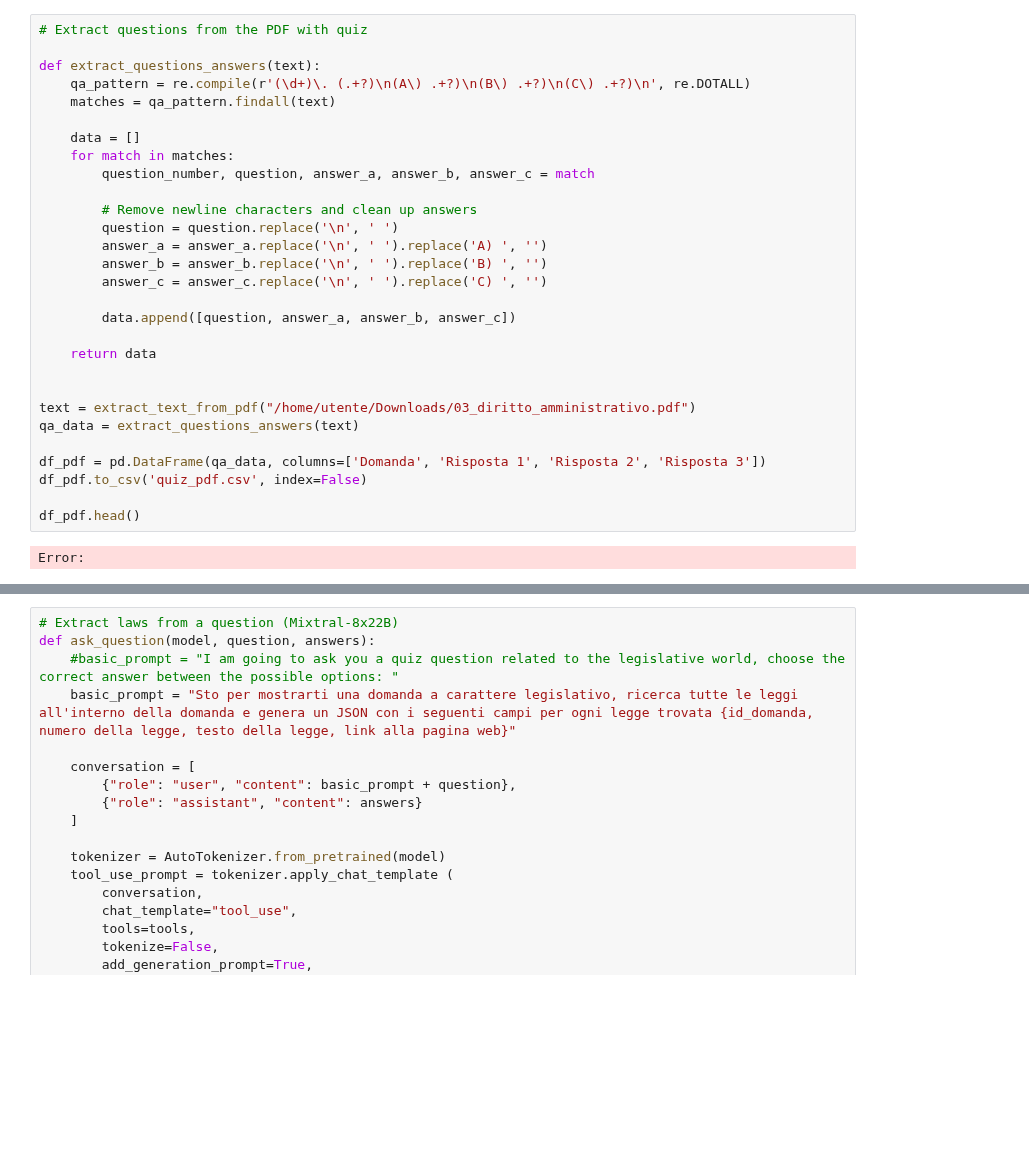
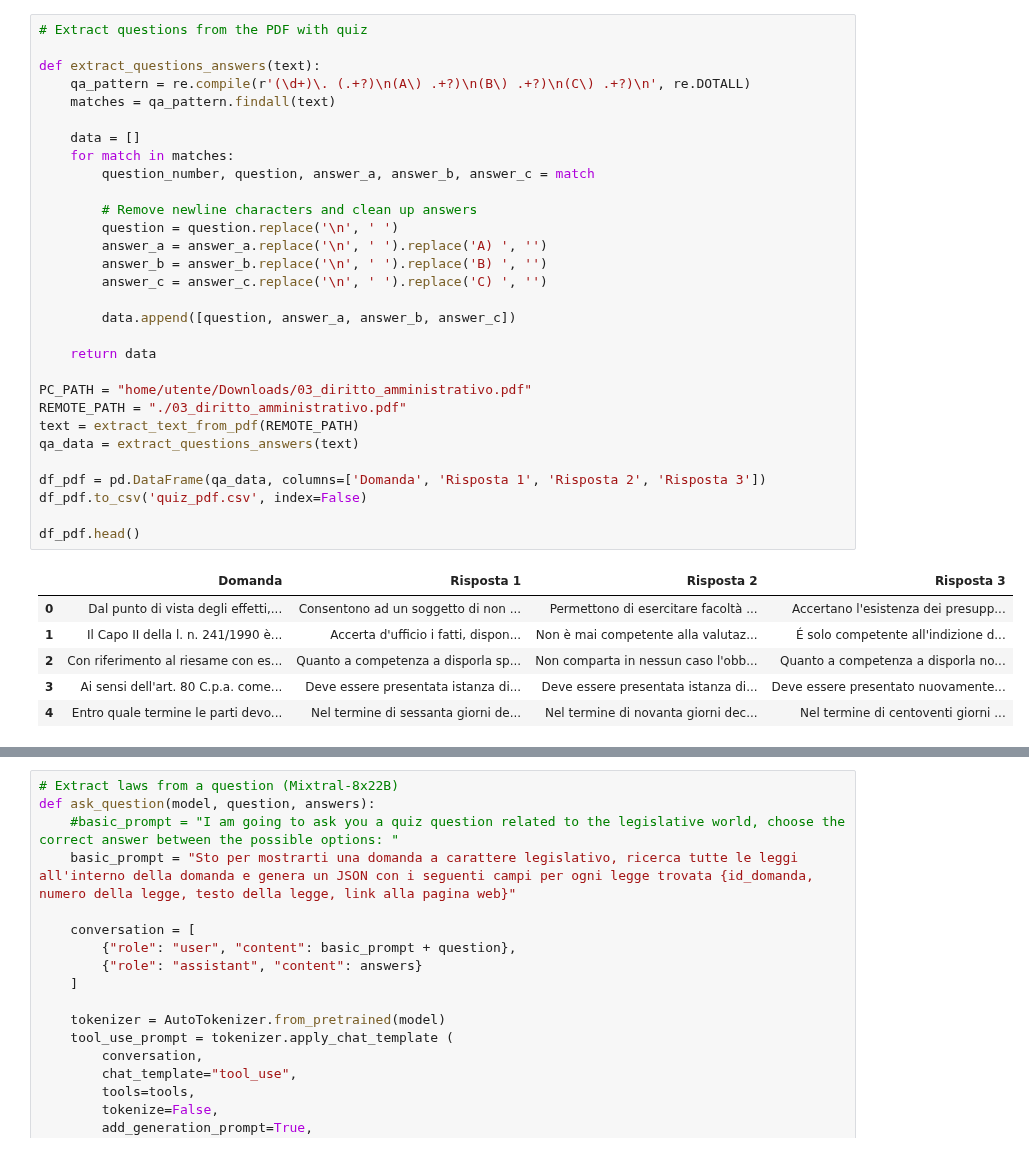
Before and after one commit to IGieckI/Thesis, a Jupyter notebook: Data/Core.ipynb, the cells around one changed output, grey strips where cells are left out. Saved outputs shown, nothing was run; the diff lists cells and outputs as text; blank space fills up the shorter version.

```diff
--- a/Data/Core.ipynb
+++ b/Data/Core.ipynb
@@ -54,34 +50,40 @@ model_names = {
 # %%
 # Extract questions from the PDF with quiz
 
 def extract_questions_answers(text):
     qa_pattern = re.compile(r'(\d+)\. (.+?)\n(A\) .+?)\n(B\) .+?)\n(C\) .+?)\n', re.DOTALL)
     matches = qa_pattern.findall(text)
 
     data = []
     for match in matches:
         question_number, question, answer_a, answer_b, answer_c = match
 
         # Remove newline characters and clean up answers
         question = question.replace('\n', ' ')
         answer_a = answer_a.replace('\n', ' ').replace('A) ', '')
         answer_b = answer_b.replace('\n', ' ').replace('B) ', '')
         answer_c = answer_c.replace('\n', ' ').replace('C) ', '')
 
         data.append([question, answer_a, answer_b, answer_c])
 
     return data
 
-
-text = extract_text_from_pdf("/home/utente/Downloads/03_diritto_amministrativo.pdf")
+PC_PATH = "home/utente/Downloads/03_diritto_amministrativo.pdf"
+REMOTE_PATH = "./03_diritto_amministrativo.pdf"
+text = extract_text_from_pdf(REMOTE_PATH)
 qa_data = extract_questions_answers(text)
 
 df_pdf = pd.DataFrame(qa_data, columns=['Domanda', 'Risposta 1', 'Risposta 2', 'Risposta 3'])
 df_pdf.to_csv('quiz_pdf.csv', index=False)
 
 df_pdf.head()
 # %% [output]
-Error:
+|  | Domanda | Risposta 1 | Risposta 2 | Risposta 3 |
+| 0 | Dal punto di vista degli effetti,... | Consentono ad un soggetto di non ... | Permettono di esercitare facoltà ... | Accertano l'esistenza dei presupp... |
+| 1 | Il Capo II della l. n. 241/1990 è... | Accerta d'ufficio i fatti, dispon... | Non è mai competente alla valutaz... | É solo competente all'indizione d... |
+| 2 | Con riferimento al riesame con es... | Quanto a competenza a disporla sp... | Non comparta in nessun caso l'obb... | Quanto a competenza a disporla no... |
+| 3 | Ai sensi dell'art. 80 C.p.a. come... | Deve essere presentata istanza di... | Deve essere presentata istanza di... | Deve essere presentato nuovamente... |
+| 4 | Entro quale termine le parti devo... | Nel termine di sessanta giorni de... | Nel termine di novanta giorni dec... | Nel termine di centoventi giorni ... |
 # %%
 # Extract questions from the JSON file
 
```
Also changed, not shown: parts of 9 cells of this notebook.
